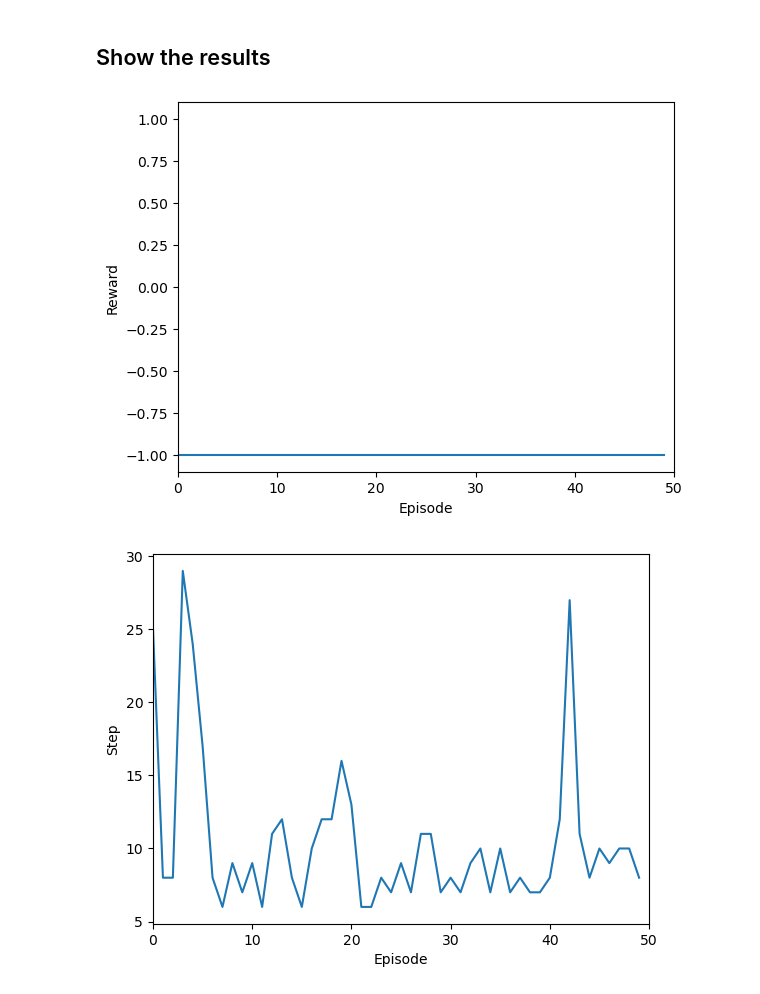
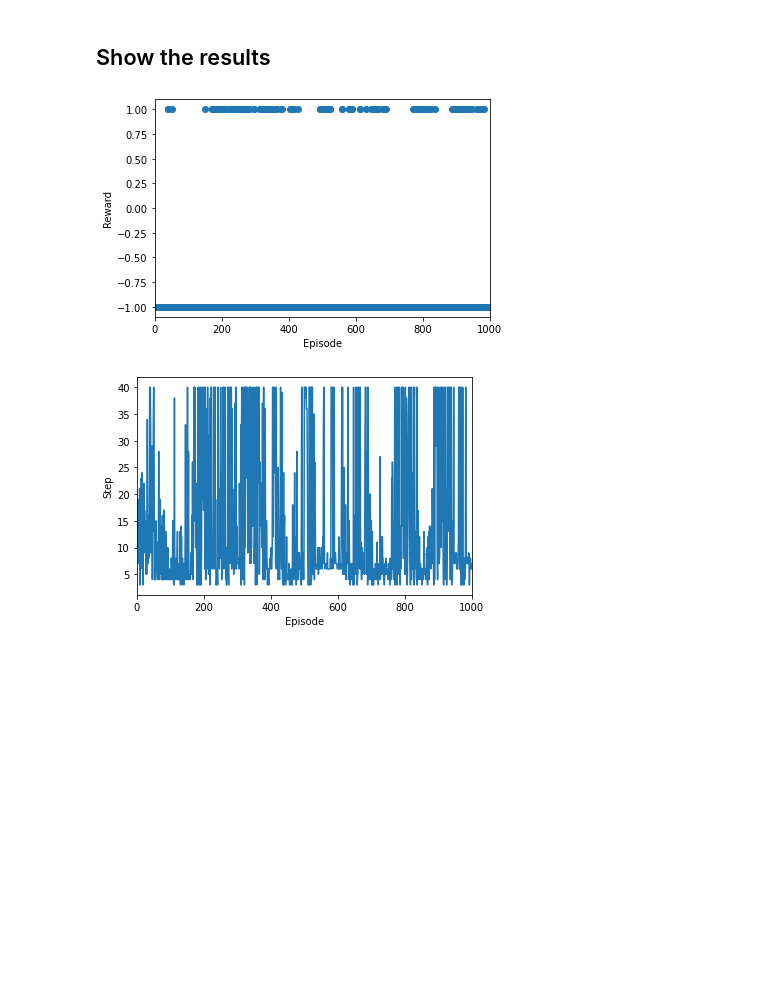
Before and after one commit to ntaka-0303/AI-Masrer, a Jupyter notebook: S11.ReinforcementLearning/exerciese.ipynb, the cells around one changed output. Cells and saved outputs as stored; diff of their text form; code cells hidden in the pictures; blank space fills up the shorter version.

```diff
--- a/S11.ReinforcementLearning/exerciese.ipynb
+++ b/S11.ReinforcementLearning/exerciese.ipynb
@@ -104,7 +101,7 @@ class Agent:
         self.v_x = v_x # velocity in the x direction
         self.v_y_sigma = v_y_sigma # std of the velocity in the y direction
         self.v_jump = v_jump # velocity in the y direction when the agent jumps
-        self.experiences = collections.deque(maxlen=10000) # store the experiences
+        self.experiences = collections.deque(maxlen=50000) # store the experiences
         self.batch_size = 32 # mini-batch size
         self.brain = brain # the brain of the agent
         self.target_brain = target_brain # the target brain of the agent
@@ -167,6 +164,9 @@ class Agent:
         exp = Experience(state, next_state, action, reward, terminal)
         self.experiences.append(exp)
 
+        return reward, terminal
+
+    def train_brain(self):
         # get the mini-batch
         batch_size = min(self.batch_size, len(self.experiences))
         states_batch, next_states_batch, actions_batch, rewards_batch, terminal_batch = self.get_batch(batch_size)
@@ -176,7 +176,6 @@ class Agent:
 
         # train the brain with the mini-batch
         self.brain.train(q_next, states_batch, rewards_batch, terminal_batch)
-        return reward, terminal
 # %% [markdown]
 ## Environment class
 # %%
@@ -201,8 +200,8 @@ class Enviroment:
 n_states = 2 # number of states
 n_hidden = 32 # number of hidden units
 n_actions = 2 # number of actions
-q_net_brain = Brain(n_states, n_hidden, n_actions, r=0.99)
-target_brain = Brain(n_states, n_hidden, n_actions, r=0.99)
+q_net_brain = Brain(n_states, n_hidden, n_actions, r=0.999)
+target_brain = Brain(n_states, n_hidden, n_actions, r=0.999)
 
 # build the agent
 v_x = 0.05 # velocity in the x direction
@@ -219,7 +218,6 @@ n_episodes = 1001 # number of episodes
 reward_histroy = []
 step_history = []
 for episord in range(1,n_episodes):
-    print('episode: ', episord)
     # reset the enviroment
     terminal = False
     enviroment.reset()
@@ -230,10 +228,12 @@ for episord in range(1,n_episodes):
         # advance the enviroment by one step
         reward, terminal = enviroment.step()
 
-        print('step: ', step, 'reward: ', reward, 'terminal: ', terminal)
-
         # end the step if terminal
         if terminal:
+            # update agent
+            agent.train_brain()
+
+            # write the result
             step_history.append(step)
             reward_histroy.append(reward)
             break
@@ -266,22 +246,22 @@ step:  8 reward:  [-1] terminal:  True
 # %%
 x = np.arange(len(step_history))
 fig, ax1 = plt.subplots()
 
 # show the reward history
-ax1.plot(x, reward_histroy)
+ax1.scatter(x, reward_histroy)
 ax1.set_xlabel('Episode')
 ax1.set_xlim([0, len(step_history)])
 ax1.set_ylabel('Reward')
 ax1.set_ylim([-1.1, 1.1])
 
 # show the step history
 fig, ax2 = plt.subplots()
 ax2.plot(x, step_history)
 ax2.set_xlabel('Episode')
 ax2.set_xlim([0, len(step_history)])
 ax2.set_ylabel('Step')
 
 plt.show()
 # %% [output]
-[figure, old version]
+[figure, new version]
-[figure, old version]
+[figure, new version]
```
Also changed, not shown: parts of 4 cells of this notebook.
